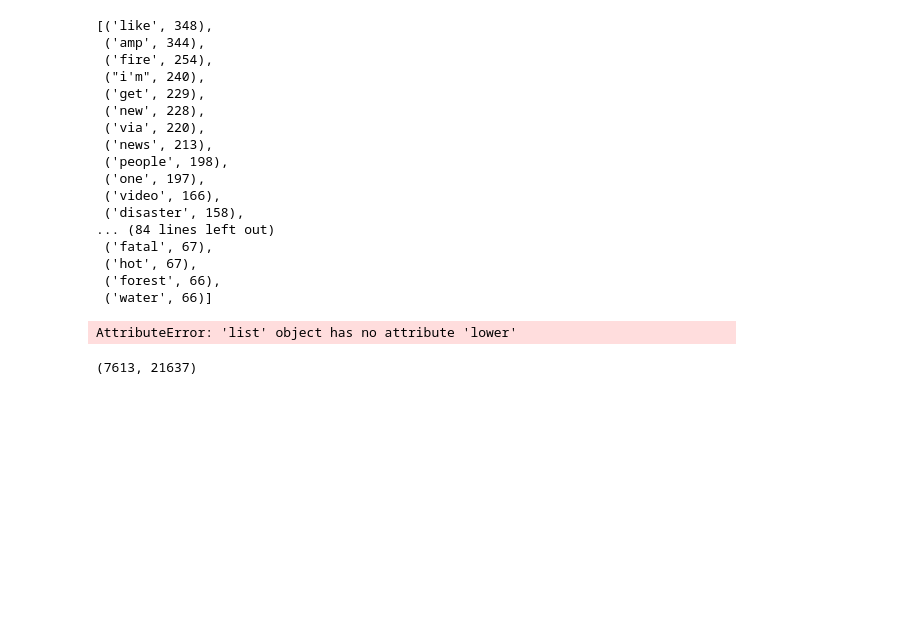
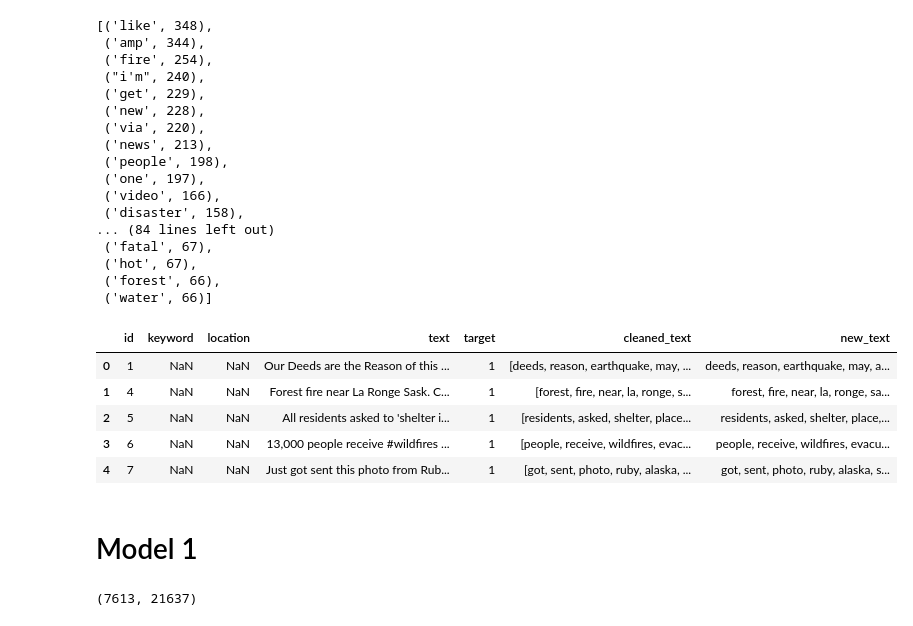
Before and after one commit to twhipple/Disaster_Tweets_NLP, a Jupyter notebook: Disaster_Tweets_Notebook.ipynb, the cells around one changed output. Cells and saved outputs as stored; diff of their text form; code cells hidden in the pictures; blank space fills up the shorter version.

Commit message:
Worked on models

```diff
--- a/Disaster_Tweets_Notebook.ipynb
+++ b/Disaster_Tweets_Notebook.ipynb
@@ -327,6 +369,17 @@ word_freqdist.most_common(100)
  ('hot', 67),
  ('forest', 66),
  ('water', 66)]
+# %%
+train.head()
+# %% [output]
+|  | id | keyword | location | text | target | cleaned_text | new_text |
+| 0 | 1 | NaN | NaN | Our Deeds are the Reason of this ... | 1 | [deeds, reason, earthquake, may, ... | deeds, reason, earthquake, may, a... |
+| 1 | 4 | NaN | NaN | Forest fire near La Ronge Sask. C... | 1 | [forest, fire, near, la, ronge, s... | forest, fire, near, la, ronge, sa... |
+| 2 | 5 | NaN | NaN | All residents asked to 'shelter i... | 1 | [residents, asked, shelter, place... | residents, asked, shelter, place,... |
+| 3 | 6 | NaN | NaN | 13,000 people receive #wildfires ... | 1 | [people, receive, wildfires, evac... | people, receive, wildfires, evacu... |
+| 4 | 7 | NaN | NaN | Just got sent this photo from Rub... | 1 | [got, sent, photo, ruby, alaska, ... | got, sent, photo, ruby, alaska, s... |
+# %% [markdown]
+# Model 1
 # %%
 # Import TfidfVectorizer
 from sklearn.feature_extraction.text import TfidfVectorizer
@@ -334,7 +387,3 @@ from sklearn.feature_extraction.text import TfidfVectorizer
 vectorizer = TfidfVectorizer()
 # %%
 tf_idf_data_train = vectorizer.fit_transform(train.text)
-# %%
-tf_idf_data_train_cleaned = vectorizer.fit_transform(train.cleaned_text)
-# %% [output]
-AttributeError: 'list' object has no attribute 'lower'
```
Also changed, not shown: parts of 33 cells of this notebook.
